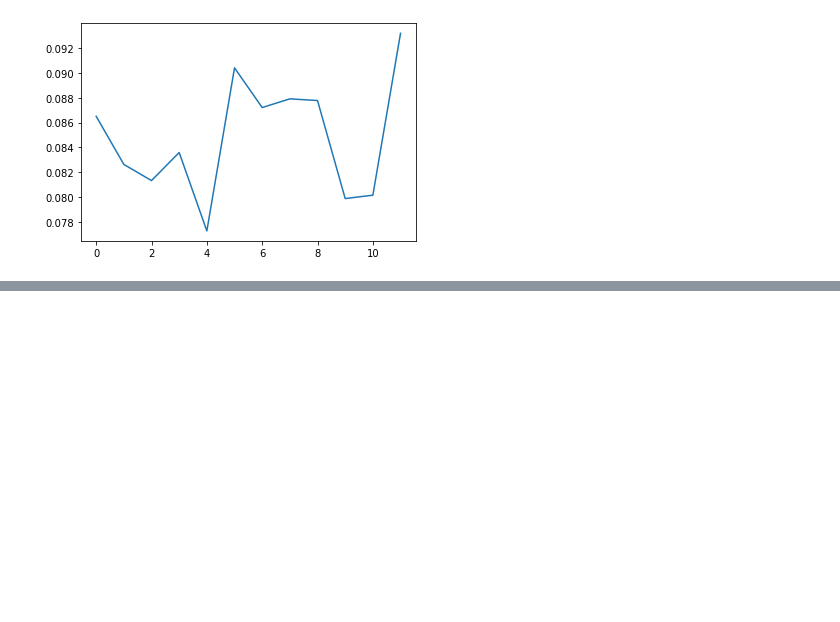
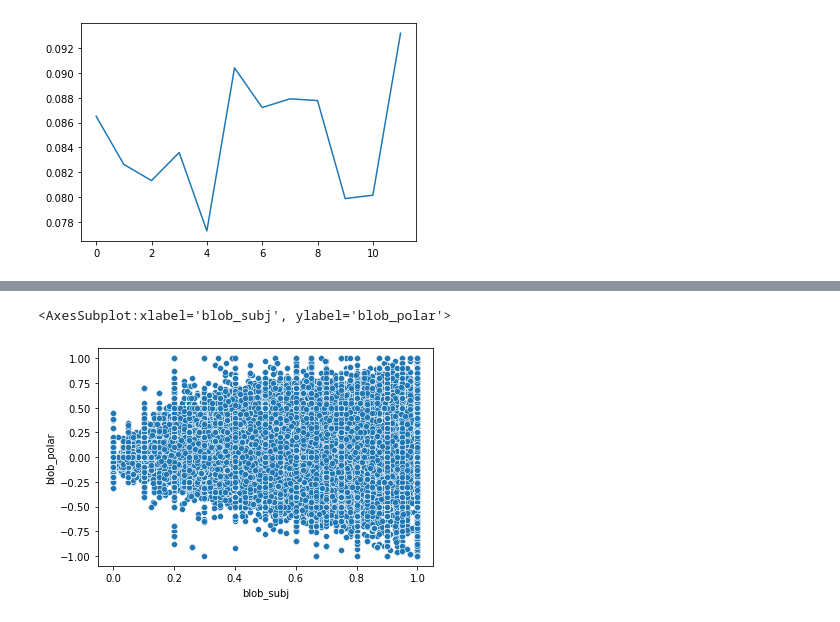
Before and after one commit to epfl-ada/ada-2021-project-gutta-boys, a Jupyter notebook: Media_analyses.ipynb, the cells around one changed output, grey strips where cells are left out. Cells and saved outputs as stored; diff of their text form; code cells hidden in the pictures; blank space fills up the shorter version.

```diff
--- a/Media_analyses.ipynb
+++ b/Media_analyses.ipynb
@@ -397,0 +426,5 @@ plt.plot(month['compound'])
+# %%
+sns.scatterplot(nytimes['blob_subj'] , nytimes['blob_polar'])
+# %% [output]
+<AxesSubplot:xlabel='blob_subj', ylabel='blob_polar'>
+[figure, added]
```
Also changed, not shown: parts of 7 cells of this notebook.
